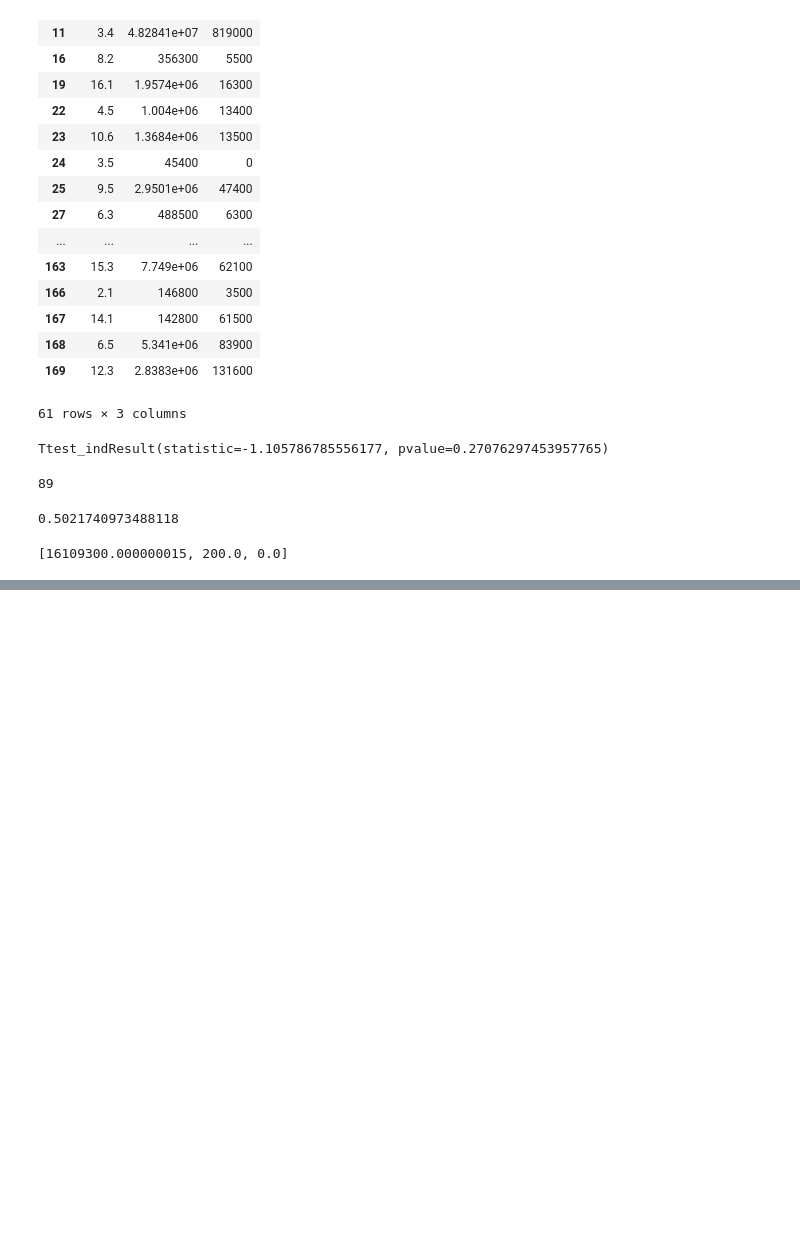
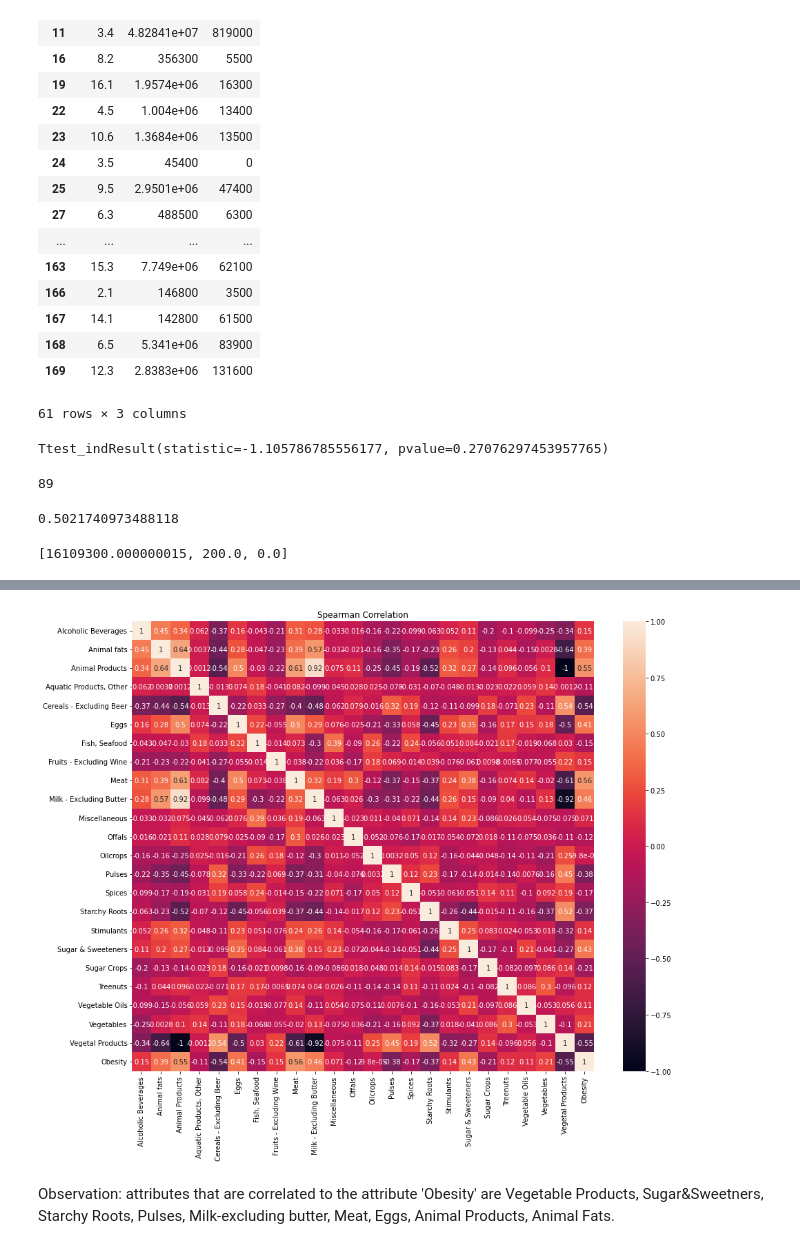
Before and after one commit to nj9099/covid-diet, a Jupyter notebook: aitteam.ipynb, the cells around one changed output, grey strips where cells are left out. Saved outputs shown, nothing was run; the diff lists cells and outputs as text; code cells hidden in the pictures; blank space fills up the shorter version.

```diff
--- a/aitteam.ipynb
+++ b/aitteam.ipynb
@@ -4,5 +8,5 @@ from scipy import stats as st
 # %%
-df = pd.read_csv('E:/fall2021/ait580/proj/Food_Supply_Quantity_kg_Data.csv')
+df = pd.read_csv('/content/Food_Supply_Quantity_kg_Data.csv')
 # %%
 df = df.dropna()
 # %%
@@ -138,0 +152,2 @@ print(list(high_obese['Recovered']))
+# %%
+df = df.drop('Unit (all except Population)',axis=1)
@@ -138,0 +170,3 @@ print(list(high_obese['Recovered']))
+# %%
+corr_df = df.drop(['Country','Active','Undernourished', 'Confirmed', 'Deaths',
+       'Recovered', 'Population'],axis=1)
@@ -138,0 +184,14 @@ print(list(high_obese['Recovered']))
+# %%
+def display_correlation(df):
+    r = df.corr(method="spearman")
+    plt.figure(figsize=(15,12))
+    heatmap = sns.heatmap(df.corr(), vmin=-1,
+                      vmax=1, annot=True)
+    plt.title("Spearman Correlation")
+    return(r)
+# %%
+r_simple=display_correlation(corr_df)
+# %% [output]
+[figure, added]
+# %% [markdown]
+Observation: attributes that are correlated to the attribute 'Obesity' are Vegetable Products, Sugar&Sweetners, Starchy Roots, Pulses, Milk-excluding butter, Meat, Eggs, Animal Products, Animal Fats.
```
Also changed, not shown: parts of 12 cells of this notebook.
